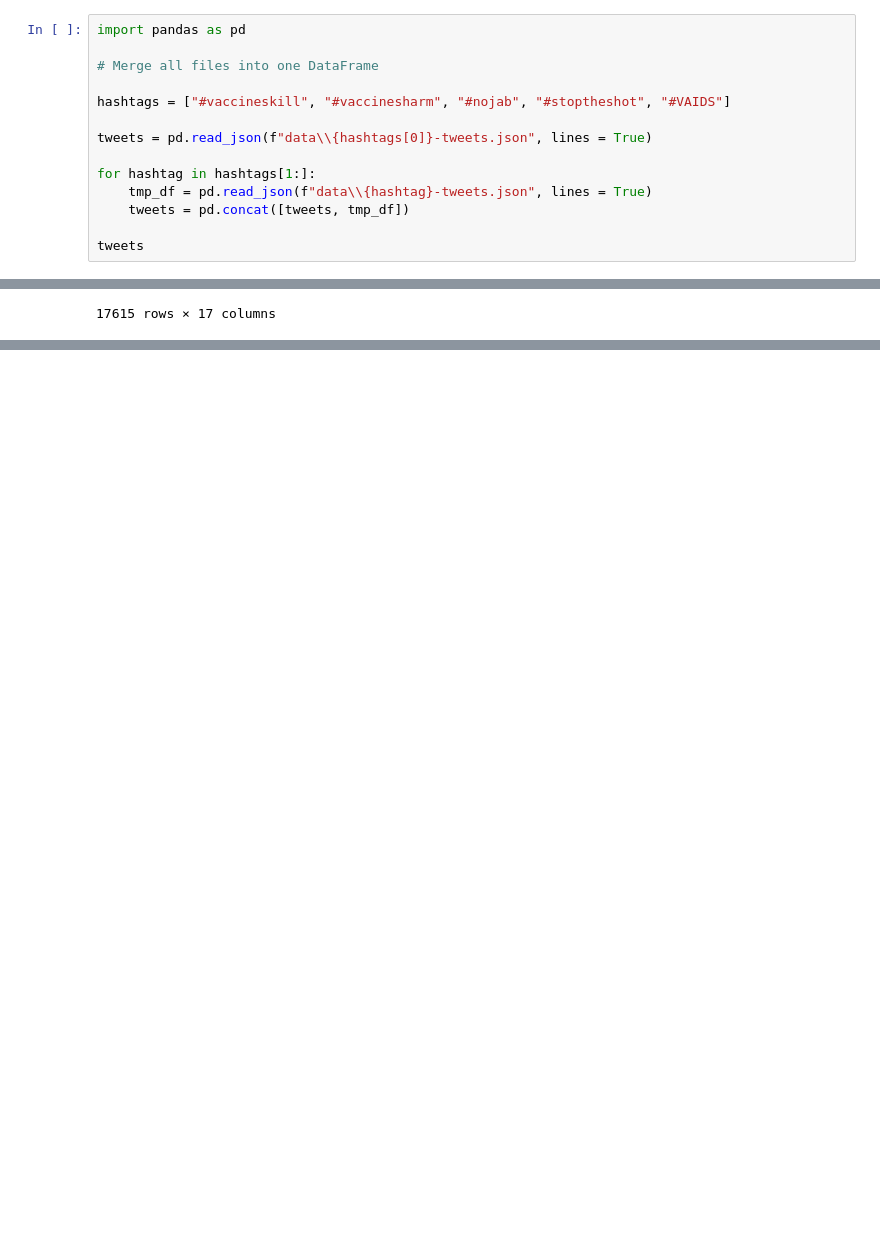
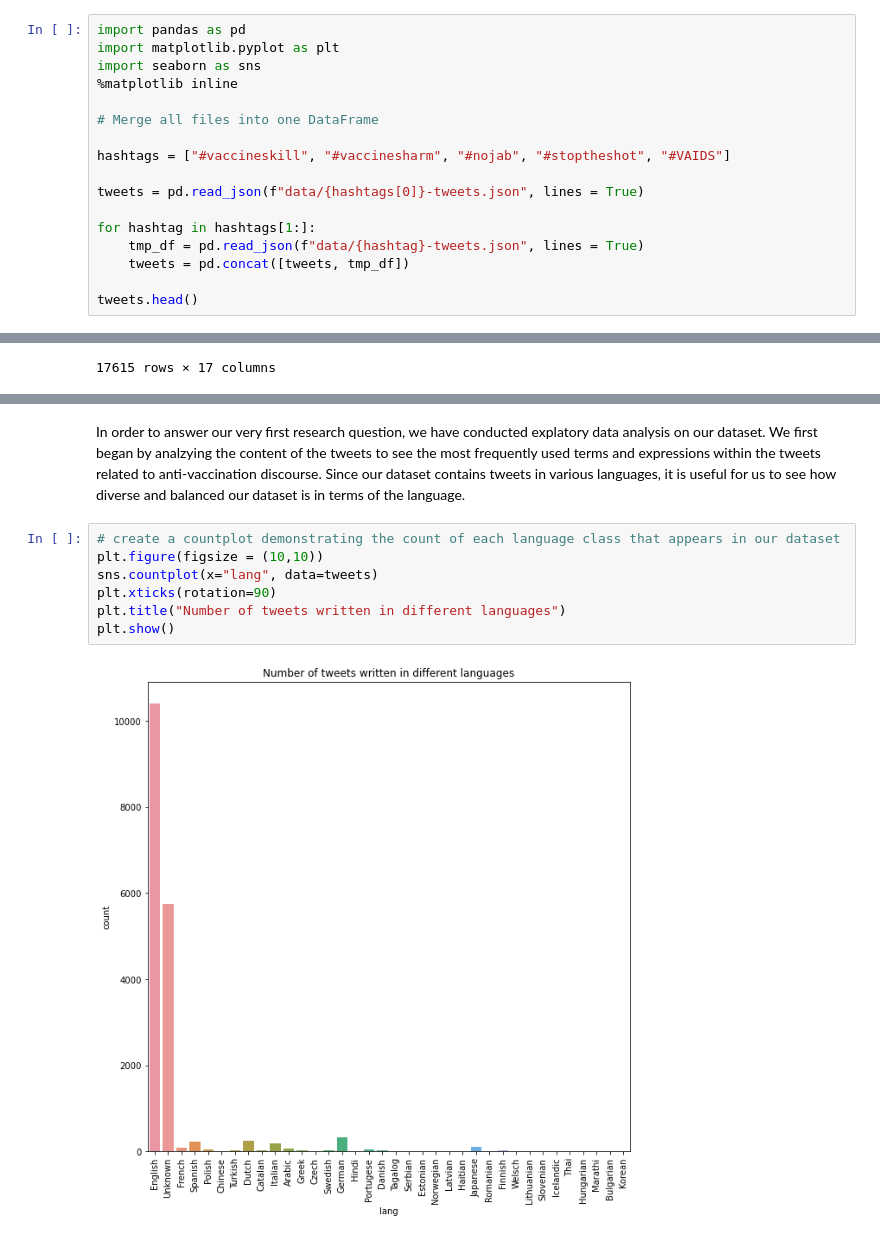
Before and after one commit to MaxPersoon/DataMadness, a Jupyter notebook: DataMadness.ipynb, the cells around one changed output, grey strips where cells are left out. Drawn from its saved outputs; the diff is of its cells as text; blank space fills up the shorter version.

Commit message:
analysis done

```diff
--- a/DataMadness.ipynb
+++ b/DataMadness.ipynb
@@ -1,17 +1,20 @@
 # %%
 import pandas as pd
+import matplotlib.pyplot as plt
+import seaborn as sns
+%matplotlib inline
 
 # Merge all files into one DataFrame
 
 hashtags = ["#vaccineskill", "#vaccinesharm", "#nojab", "#stoptheshot", "#VAIDS"]
 
-tweets = pd.read_json(f"data\\{hashtags[0]}-tweets.json", lines = True)
+tweets = pd.read_json(f"data/{hashtags[0]}-tweets.json", lines = True)
 
 for hashtag in hashtags[1:]:
-    tmp_df = pd.read_json(f"data\\{hashtag}-tweets.json", lines = True)
+    tmp_df = pd.read_json(f"data/{hashtag}-tweets.json", lines = True)
     tweets = pd.concat([tweets, tmp_df])
 
-tweets
+tweets.head()
 # %% [output]
 |  | _type | url | date | content | renderedContent | id | user | replyCount | retweetCount | ... |
 | 0 | snscrape.modules.twitter.Tweet | https://twitter.com/KreugerDunnin... | 2022-02-20 23:55:25+00:00 | @nilikm LOOOL sais the weirdo wit... | @nilikm LOOOL sais the weirdo wit... | 1495547672547278856 | {'_type': 'snscrape.modules.twitt... | 0 | 0 | ... |
@@ -350,0 +350,12 @@ tweets
+# %% [markdown]
+In order to answer our very first research question, we have conducted explatory data analysis on our dataset.
+We first began by analzying the content of the tweets to see the most frequently used terms and expressions within the tweets related to anti-vaccination discourse. Since our dataset contains tweets in various languages, it is useful for us to see how diverse and balanced our dataset is in terms of the language.
+# %%
+# create a countplot demonstrating the count of each language class that appears in our dataset
+plt.figure(figsize = (10,10))
+sns.countplot(x="lang", data=tweets)
+plt.xticks(rotation=90)
+plt.title("Number of tweets written in different languages")
+plt.show()
+# %% [output]
+[figure, added]
```
Also changed, not shown: parts of 23 cells of this notebook.
